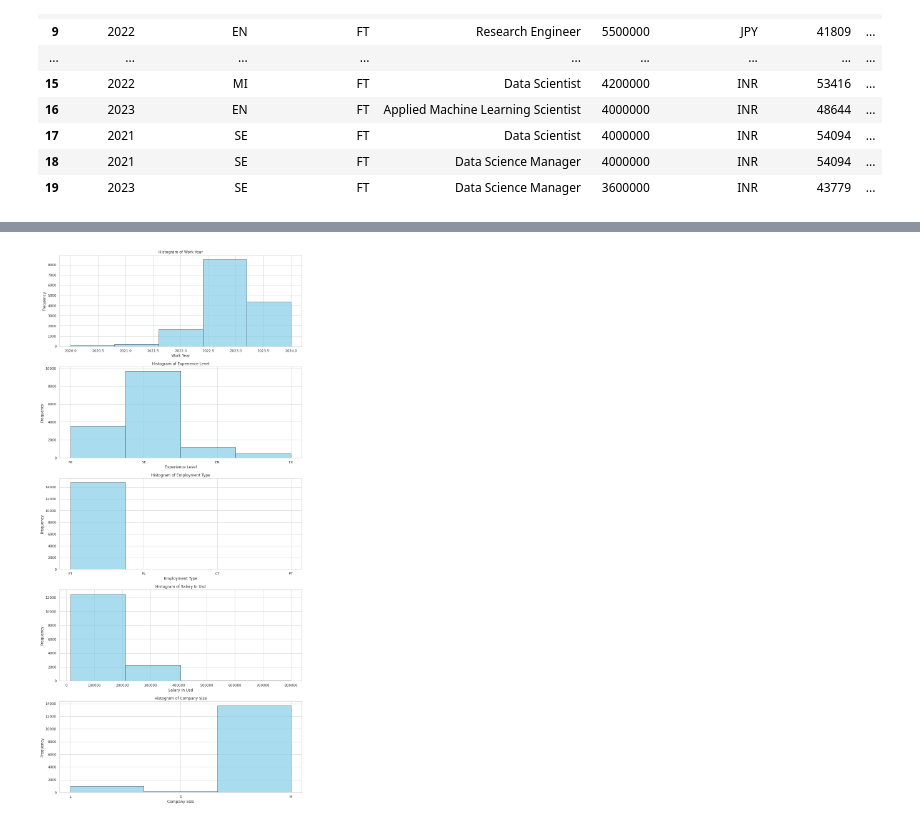
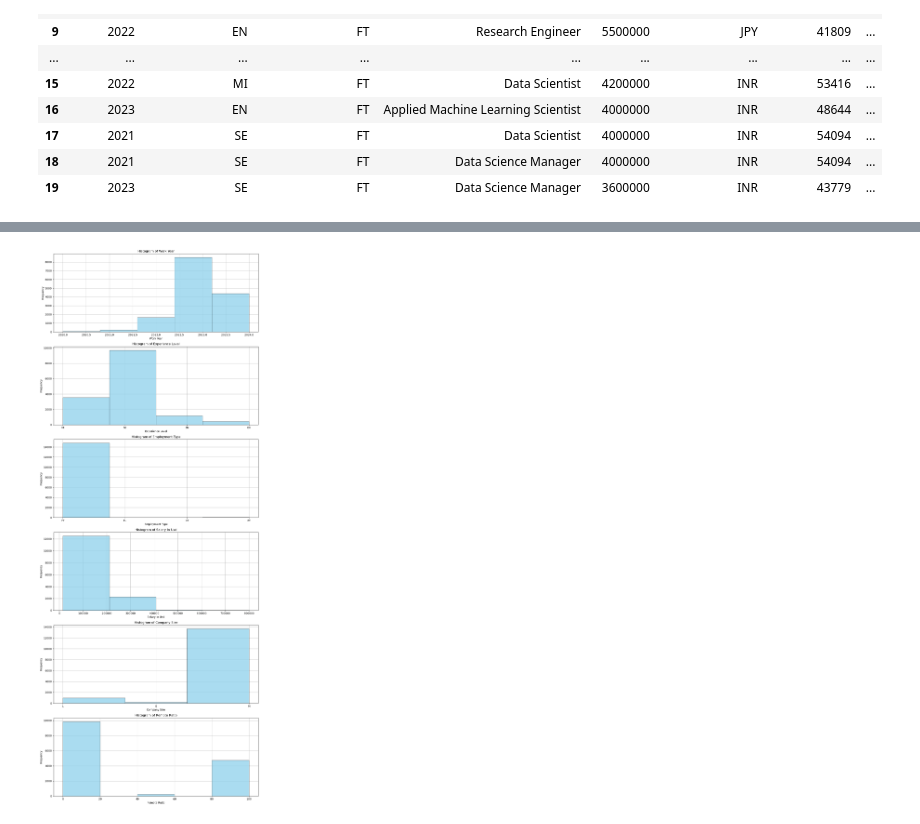
Before and after one commit to bdeanhardt/DIS_ML_Final_Project, a Jupyter notebook: exploration.ipynb, the cells around one changed output, grey strips where cells are left out. Drawn from its saved outputs; the diff is of its cells as text; code cells hidden in the pictures.

```diff
--- a/exploration.ipynb
+++ b/exploration.ipynb
@@ -65,21 +85,21 @@ sns.countplot(x="job_title", data=filtered_jobs, order=filtered_jobs['job_title'
 [figure]
 # %%
-columns_to_plot = ['work_year','experience_level','employment_type','salary_in_usd','company_size']
-bins = [5, 4, 4, 4, 3]
+columns_to_plot = ['work_year','experience_level','employment_type','salary_in_usd','company_size', 'remote_ratio']
+bins = [5, 4, 4, 4, 3, 5]
 num_plots = len(columns_to_plot)
 
 fig, axs = plt.subplots(num_plots, 1, figsize=(12, num_plots * 5))
 
 # Plot histograms using a for loop
 for i, col in enumerate(columns_to_plot):
     axs[i].hist(data[col], bins=bins[i], color='skyblue', edgecolor='black', alpha=0.7)
     axs[i].set_xlabel(col.replace('_', ' ').title())
     axs[i].set_ylabel('Frequency')
     axs[i].set_title(f'Histogram of {col.replace("_", " ").title()}')
     axs[i].grid(True)  # Add grid lines
     axs[i].set_axisbelow(True)  # Ensure grid lines are behind bars
 
 plt.tight_layout()
 plt.show()
 # %% [output]
-[figure, old version]
+[figure, new version]
```
Also changed, not shown: parts of 7 cells of this notebook.
